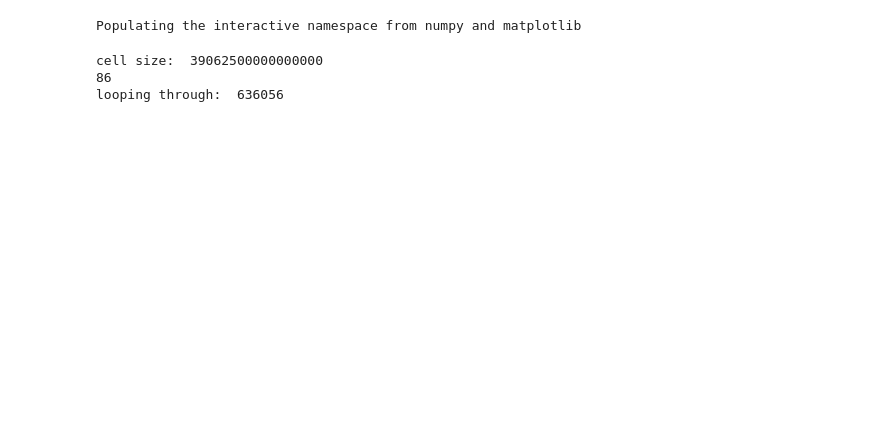
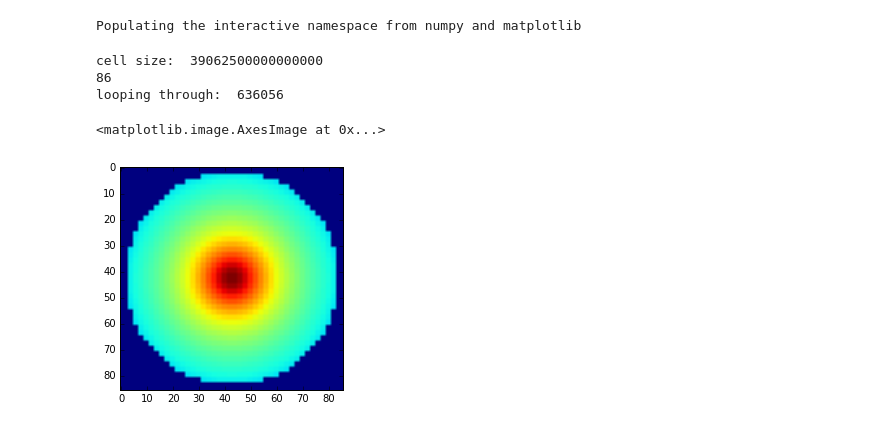
Before and after one commit to dorisjlee/StarFormationCode, a Jupyter notebook: FLASH/04_16_2016MRPlots4.ipynb, the cells around one changed output. Drawn from its saved outputs; the diff is of its cells as text; code cells hidden in the pictures; blank space fills up the shorter version.

Commit message:
figured out the buggit add . ijk in cell units so ctr=dim/2 and NOT ctr=boxlen/2git add .

```diff
--- a/FLASH/04_16_2016MRPlots4.ipynb
+++ b/FLASH/04_16_2016MRPlots4.ipynb
@@ -38,6 +38,11 @@ timestep=1
 cell size:  39062500000000000
 86
 looping through:  636056
+# %%
+plt.imshow(dens_arr[start:end,dim/2,start:end],cmap=cm.jet,norm=LogNorm())
+# %% [output]
+<matplotlib.image.AxesImage at 0x...>
+[figure, added]
 # %%
 xi_range = np.logspace(-2,np.log10(17),num=20)
 r_range = xi_range/1.057E-17
```
Also changed, not shown: parts of 2 cells of this notebook, 2 other files.
